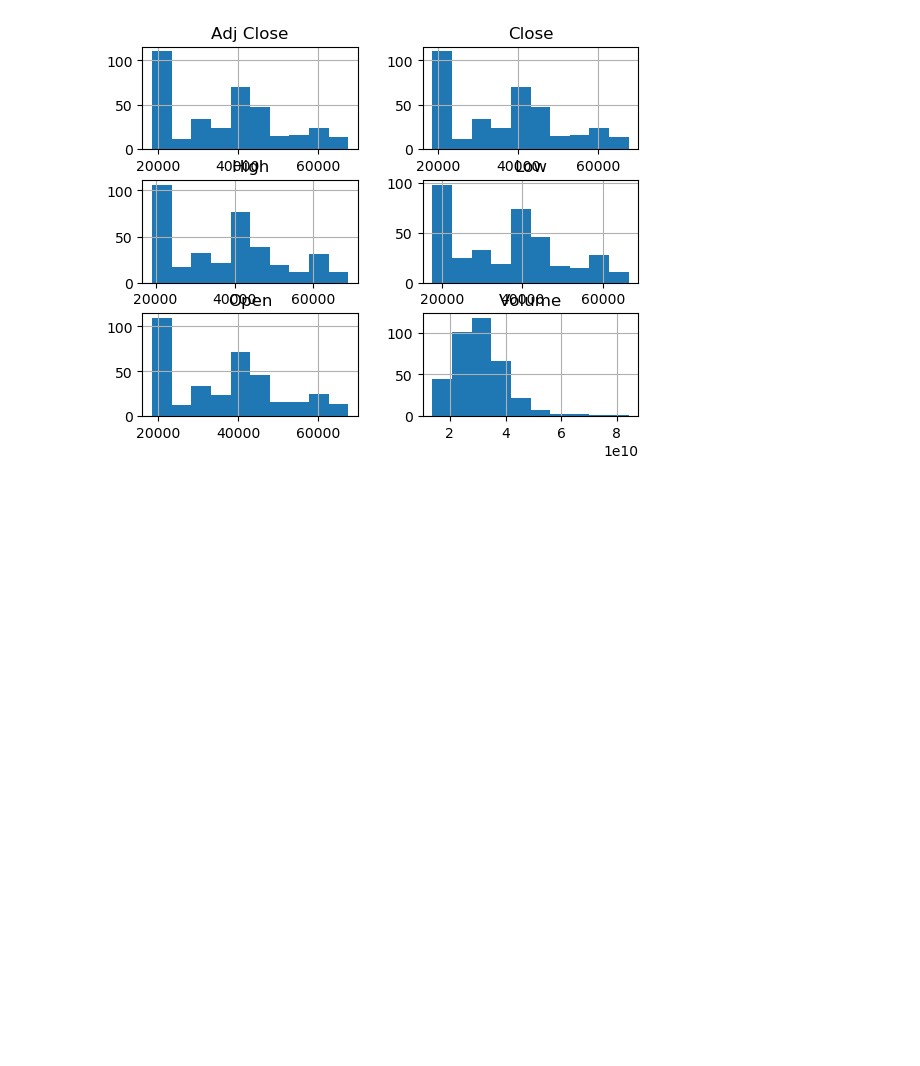
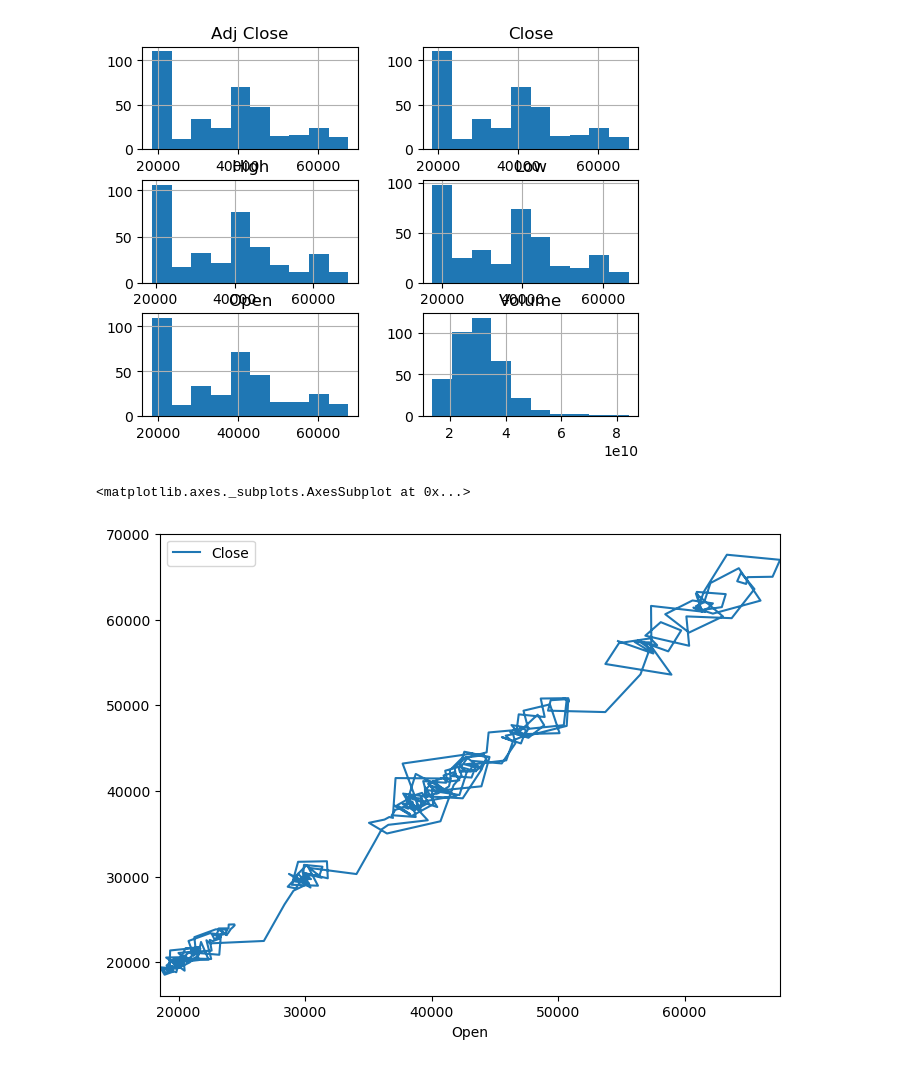
Before and after one commit to g3-reiten/scalable-backtesting-pipeline, a Jupyter notebook: notebooks/EDA_BTC-USD.ipynb, the cells around one changed output. Saved outputs shown, nothing was run; the diff lists cells and outputs as text; code cells hidden in the pictures; blank space fills up the shorter version.

Commit message:
add plotting

```diff
--- a/notebooks/EDA_BTC-USD.ipynb
+++ b/notebooks/EDA_BTC-USD.ipynb
@@ -63,3 +63,8 @@ array([[<matplotlib.axes._subplots.AxesSubplot object at 0x...>,
         <matplotlib.axes._subplots.AxesSubplot object at 0x...>]],
       dtype=object)
 [figure]
+# %%
+data.plot.line(x='Open', y='Close', figsize=(8,6))
+# %% [output]
+<matplotlib.axes._subplots.AxesSubplot at 0x...>
+[figure, added]
```
Also changed, not shown: parts of 2 cells of this notebook.
